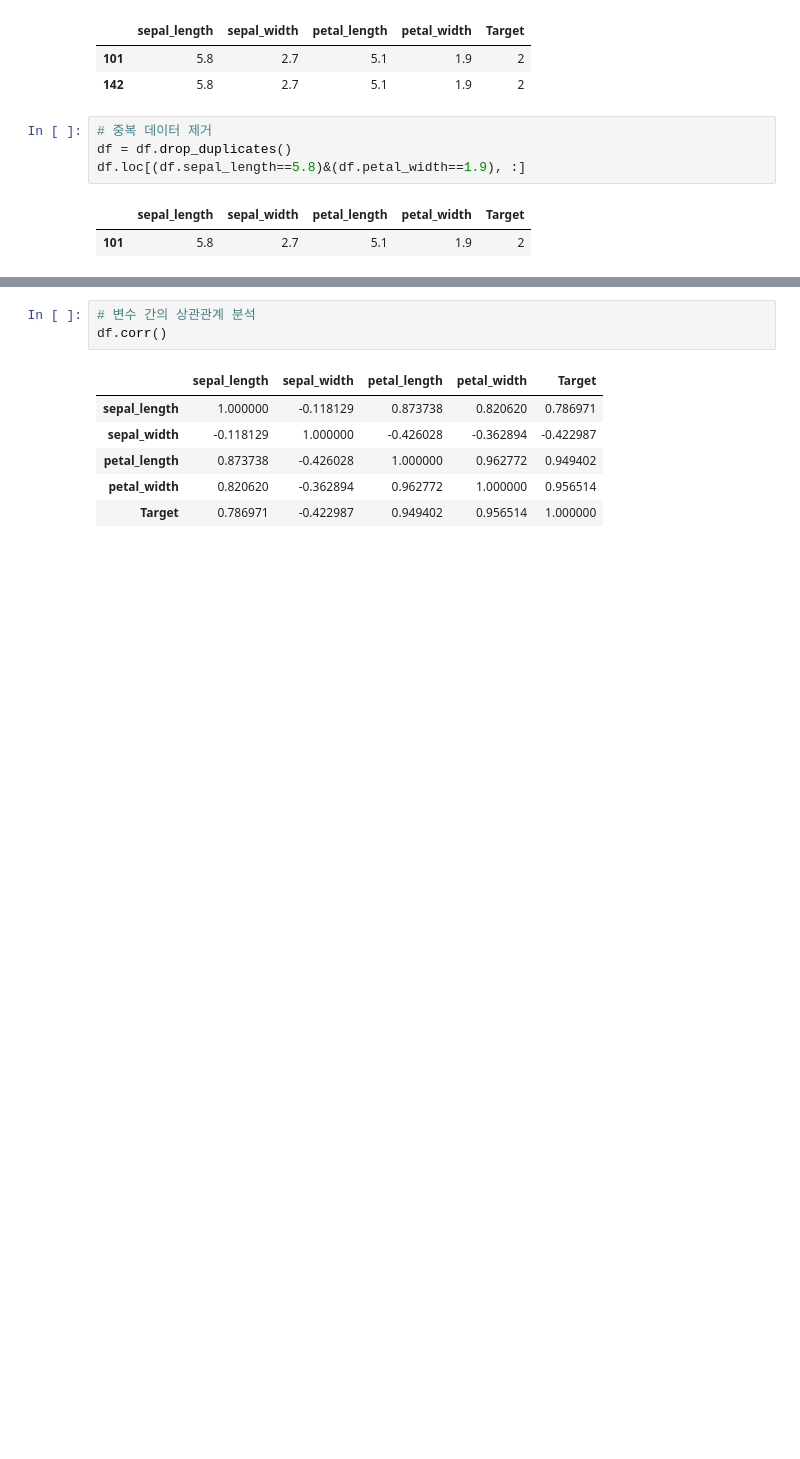
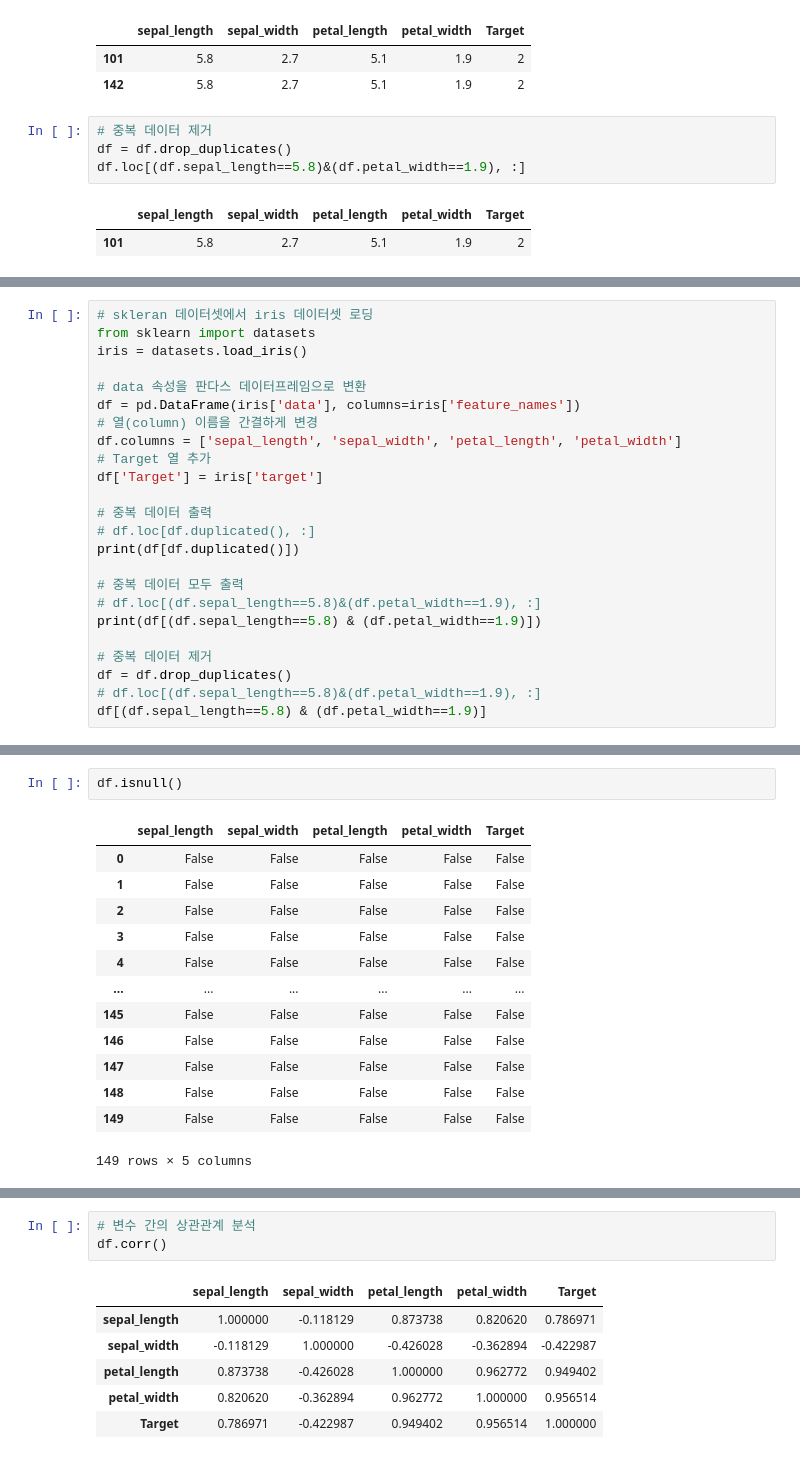
Before and after one commit to ai7dnn/2021-AI-for-everyone, a Jupyter notebook: code/3_3_iris_classification.ipynb, the cells around one changed output, grey strips where cells are left out. Cells and saved outputs as stored; diff of their text form; blank space fills up the shorter version.

```diff
--- a/code/3_3_iris_classification.ipynb
+++ b/code/3_3_iris_classification.ipynb
@@ -205,0 +208,24 @@ df.loc[(df.sepal_length==5.8)&(df.petal_width==1.9), :]
+# %%
+# skleran 데이터셋에서 iris 데이터셋 로딩
+from sklearn import datasets
+iris = datasets.load_iris()
+
+# data 속성을 판다스 데이터프레임으로 변환
+df = pd.DataFrame(iris['data'], columns=iris['feature_names'])
+# 열(column) 이름을 간결하게 변경
+df.columns = ['sepal_length', 'sepal_width', 'petal_length', 'petal_width']
+# Target 열 추가
+df['Target'] = iris['target']
+
+# 중복 데이터 출력
+# df.loc[df.duplicated(), :]
+print(df[df.duplicated()])
+
+# 중복 데이터 모두 출력
+# df.loc[(df.sepal_length==5.8)&(df.petal_width==1.9), :]
+print(df[(df.sepal_length==5.8) & (df.petal_width==1.9)])
+
+# 중복 데이터 제거
+df = df.drop_duplicates()
+# df.loc[(df.sepal_length==5.8)&(df.petal_width==1.9), :]
+df[(df.sepal_length==5.8) & (df.petal_width==1.9)]
@@ -205,0 +240,16 @@ df.loc[(df.sepal_length==5.8)&(df.petal_width==1.9), :]
+# %%
+df.isnull()
+# %% [output]
+|  | sepal_length | sepal_width | petal_length | petal_width | Target |
+| 0 | False | False | False | False | False |
+| 1 | False | False | False | False | False |
+| 2 | False | False | False | False | False |
+| 3 | False | False | False | False | False |
+| 4 | False | False | False | False | False |
+| ... | ... | ... | ... | ... | ... |
+| 145 | False | False | False | False | False |
+| 146 | False | False | False | False | False |
+| 147 | False | False | False | False | False |
+| 148 | False | False | False | False | False |
+| 149 | False | False | False | False | False |
+149 rows × 5 columns
```
Also changed, not shown: parts of 17 cells of this notebook.
